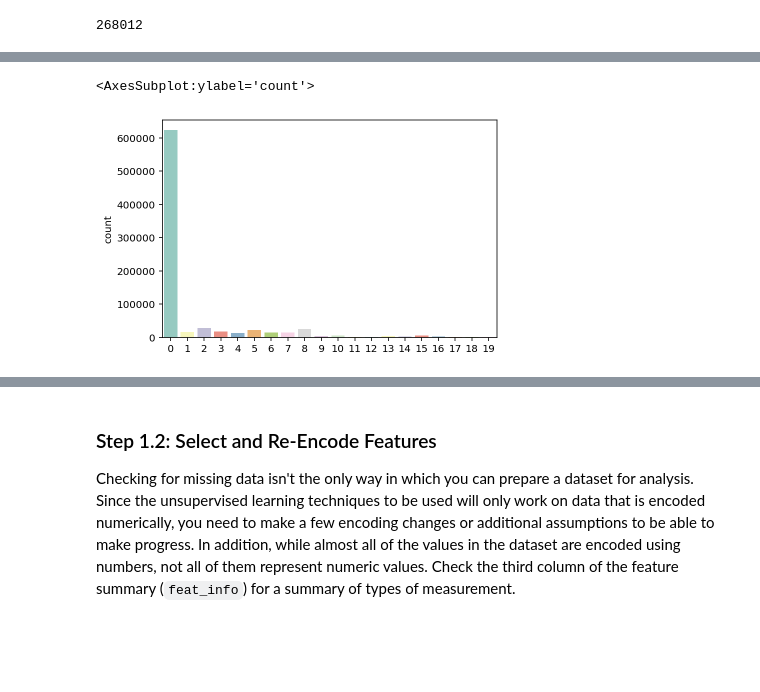
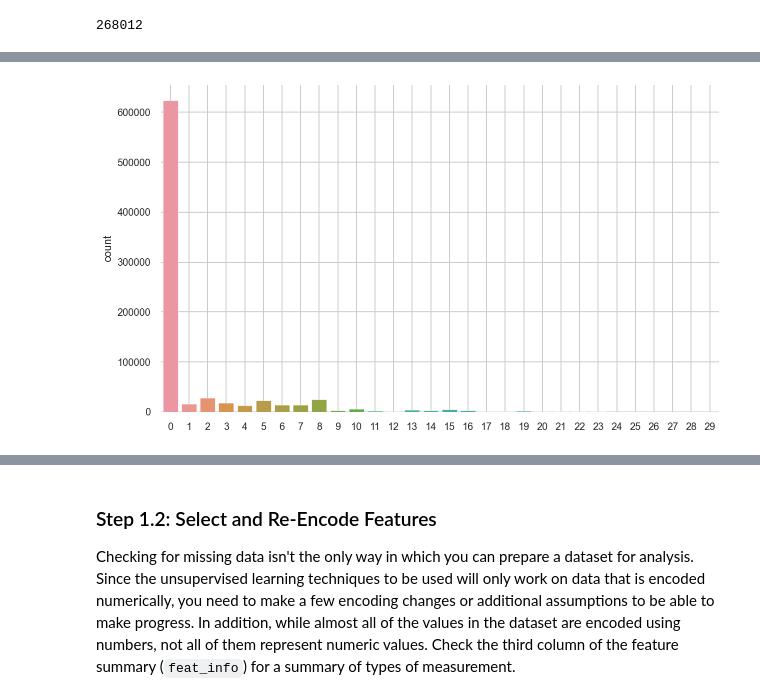
Before and after one commit to yzhu32/DSND_Term1, a Jupyter notebook: projects/p3_identify_customer_segments/Identify_Customer_Segments.ipynb, the cells around one changed output, grey strips where cells are left out. Cells and saved outputs as stored; diff of their text form; code cells hidden in the pictures; blank space fills up the shorter version.

```diff
--- a/projects/p3_identify_customer_segments/Identify_Customer_Segments.ipynb
+++ b/projects/p3_identify_customer_segments/Identify_Customer_Segments.ipynb
@@ -127,0 +241,3 @@ feat_info
+# %%
+for col in azdias.columns:
+    azdias[col] = azdias[col].replace(feat_info_missing.loc[col][0], np.nan)
@@ -152,5 +292,6 @@ This figure illustrates the count of missing values in the columns. There are ar
 # %%
 # Remove the outlier columns from the dataset. (You'll perform other data
 # engineering tasks such as re-encoding and imputation later.)
-missing_col_filtered = missing_col[missing_col>200000]
-azdias.drop(missing_col_filtered.index, axis=1, inplace=True)
+outlier = 200000
+missing_col_filtered = missing_col[missing_col >= outlier]
+azdias = azdias.drop(missing_col_filtered.index, axis=1)
@@ -215,3 +357,6 @@ Depending on what you observe in your comparison, this will have implications on
 print(sum(azdias.isnull().any(axis=1)))
 # %% [output]
 268012
+# %%
+null_rowcount = azdias.isnull().sum(axis=1)
+null_rowcount
@@ -218,8 +385,7 @@ print(sum(azdias.isnull().any(axis=1)))
 # %%
 # Write code to divide the data into two subsets based on the number of missing
 # values in each row.
-n_missing = azdias.isnull().transpose().sum()
-azdias_missing_low = azdias[n_missing<20]
-azdias_missing_high = azdias[n_missing>=20];
-n_missing_low = azdias_missing_low.isnull().transpose().sum()
-n_missing_high = azdias_missing_high.isnull().transpose().sum()
+azdias_missing_low = azdias[null_rowcount < 30]
+azdias_missing_high = azdias[null_rowcount >= 30];
+n_missing_low = azdias_missing_low.isnull().sum(axis=1)
+n_missing_high = azdias_missing_high.isnull().sum(axis=1)
@@ -226,8 +422,9 @@ n_missing_high = azdias_missing_high.isnull().transpose().sum()
 # %%
 # Compare the distribution of values for at least five columns where there are
 # no or few missing values, between the two subsets.
-
-sns.countplot(azdias_missing_low.isnull().transpose().sum(),palette="Set3")
+plt.figure(figsize=(10,6))
+sns.countplot(azdias_missing_low.isnull().sum(axis=1))
+plt.grid(True)
+plt.show()
 # %% [output]
-<AxesSubplot:ylabel='count'>
-[figure, old version]
+[figure, new version]
```
Also changed, not shown: parts of 117 cells of this notebook, 3 other files.
